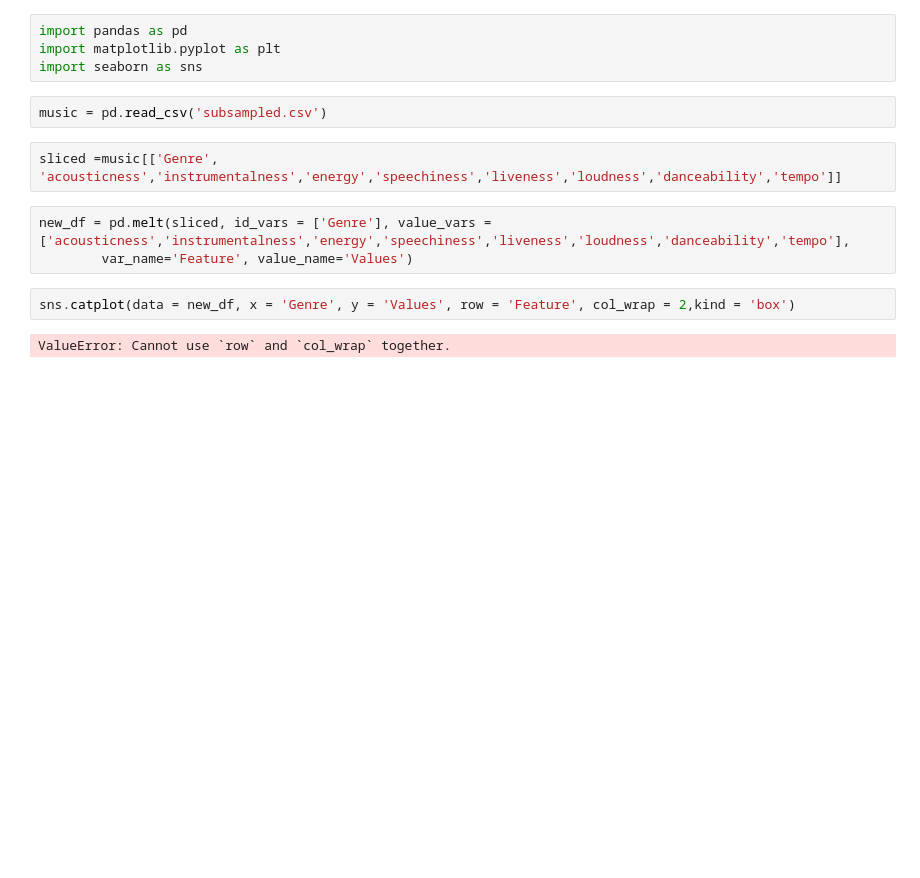
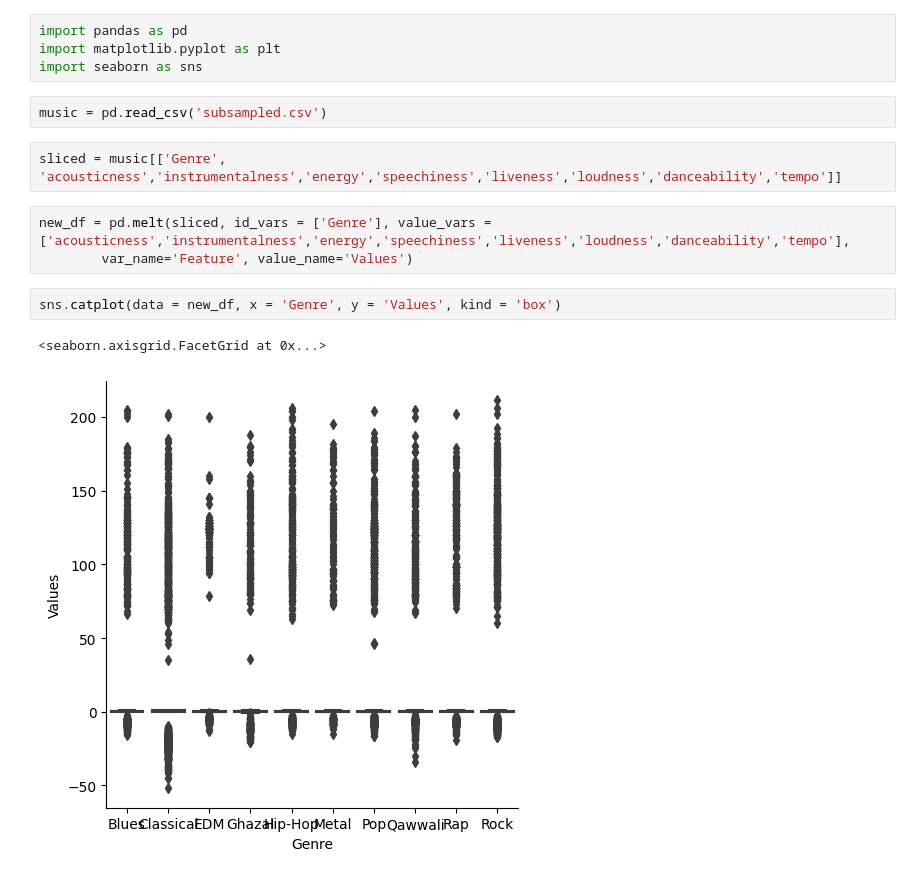
Before and after one commit to nomanbash/Niche_Music_Genre_Classification, a Jupyter notebook: EDA.ipynb, the cells around one changed output. Cells and saved outputs as stored; diff of their text form; blank space fills up the shorter version.

```diff
--- a/EDA.ipynb
+++ b/EDA.ipynb
@@ -5,11 +5,12 @@ import seaborn as sns
 # %%
 music = pd.read_csv('subsampled.csv')
 # %%
-sliced =music[['Genre', 'acousticness','instrumentalness','energy','speechiness','liveness','loudness','danceability','tempo']]
+sliced = music[['Genre', 'acousticness','instrumentalness','energy','speechiness','liveness','loudness','danceability','tempo']]
 # %%
 new_df = pd.melt(sliced, id_vars = ['Genre'], value_vars = ['acousticness','instrumentalness','energy','speechiness','liveness','loudness','danceability','tempo'],
         var_name='Feature', value_name='Values')
 # %%
-sns.catplot(data = new_df, x = 'Genre', y = 'Values', row = 'Feature', col_wrap = 2,kind = 'box')
+sns.catplot(data = new_df, x = 'Genre', y = 'Values', kind = 'box')
 # %% [output]
-ValueError: Cannot use `row` and `col_wrap` together.
+<seaborn.axisgrid.FacetGrid at 0x...>
+[figure, added]
```
Also changed, not shown: 3 other files.
